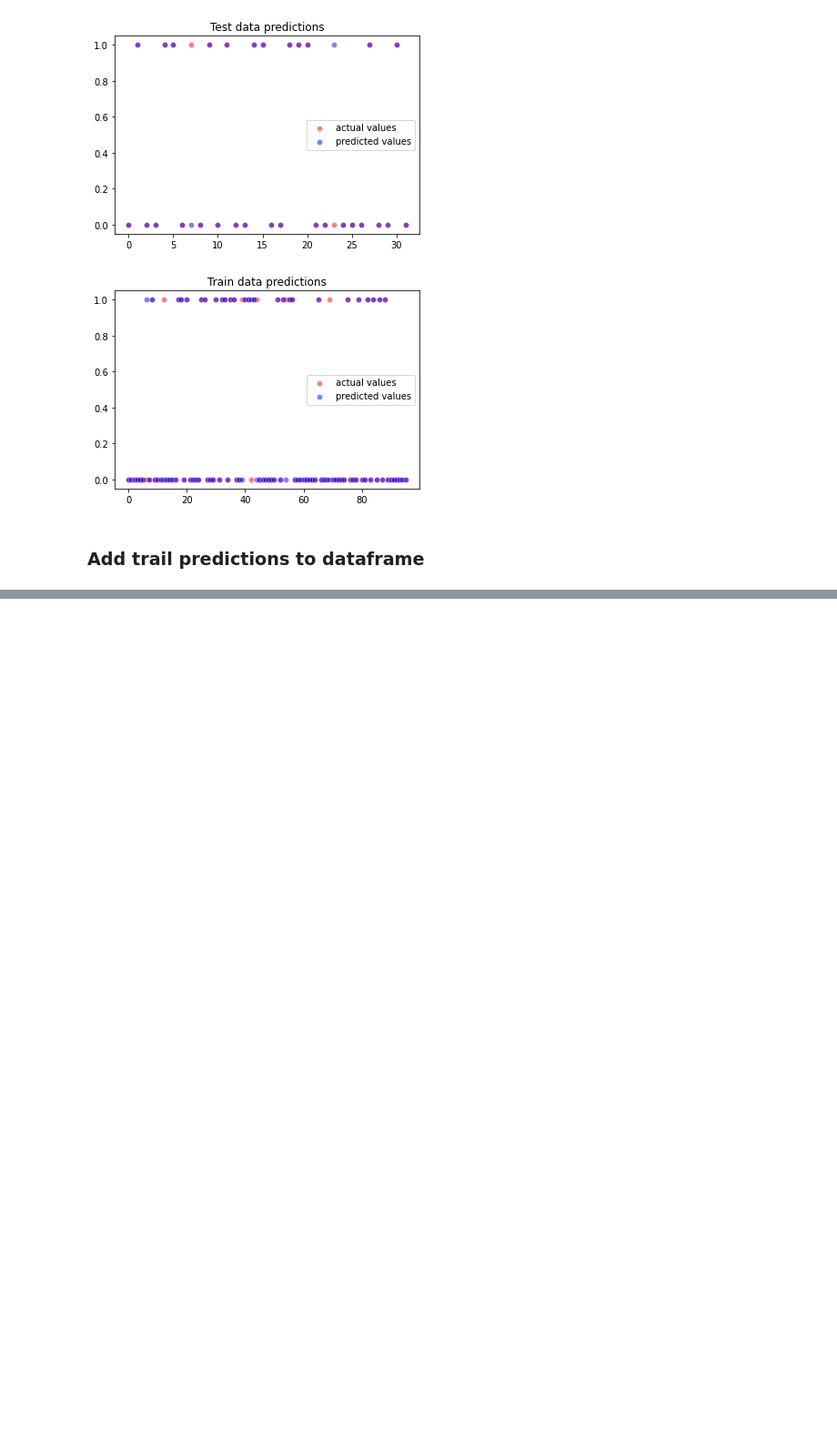
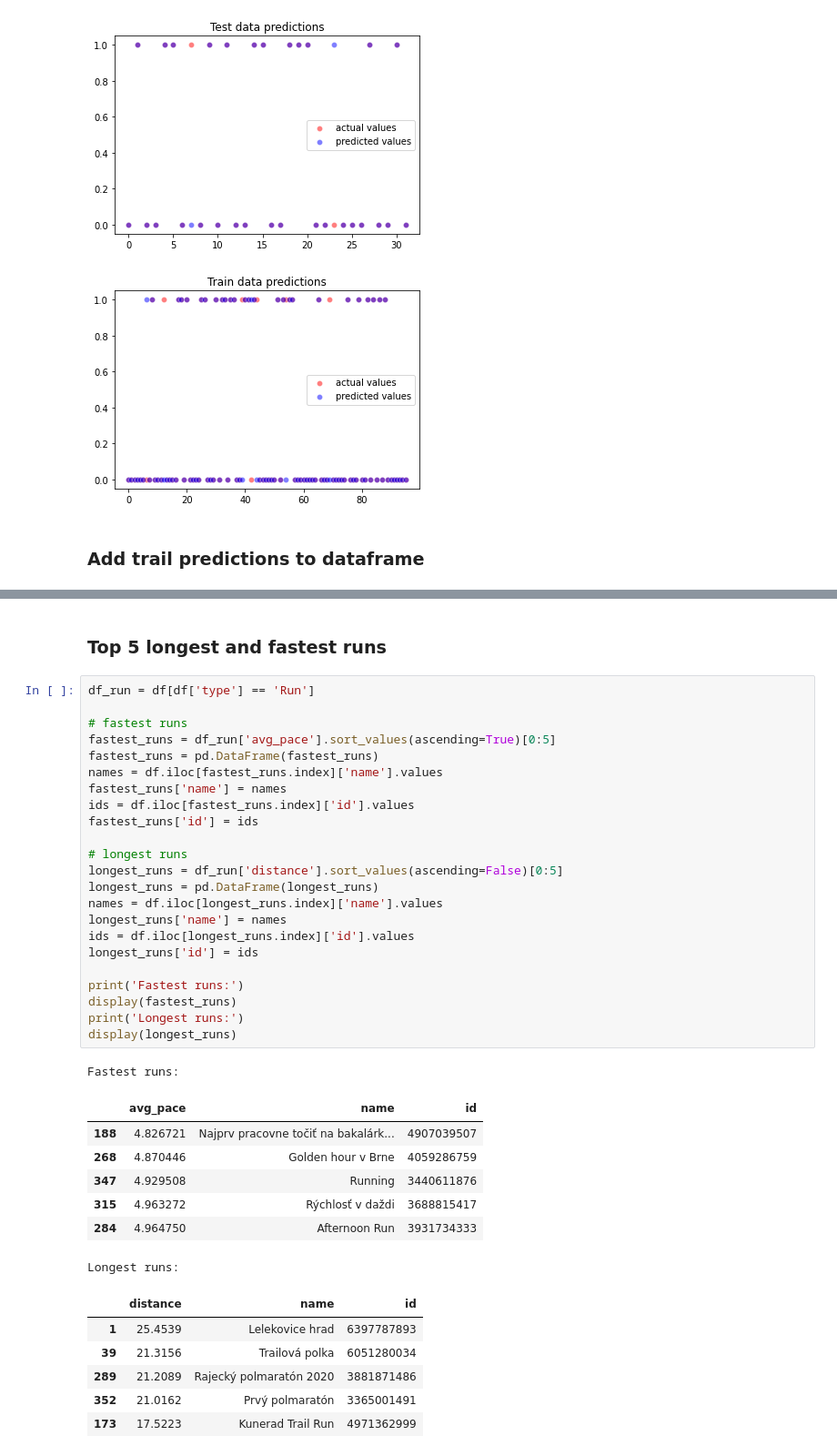
Before and after one commit to Radluy/Stravalytics, a Jupyter notebook: visualize.ipynb, the cells around one changed output, grey strips where cells are left out. Shown: that part at 91% size. Drawn from its saved outputs; the diff is of its cells as text; blank space fills up the shorter version.

```diff
--- a/visualize.ipynb
+++ b/visualize.ipynb
@@ -361,0 +353,40 @@ plt.savefig('figures/pace_distribution.png', dpi=800)
+# %% [markdown]
+### Top 5 longest and fastest runs
+# %%
+df_run = df[df['type'] == 'Run']
+
+# fastest runs
+fastest_runs = df_run['avg_pace'].sort_values(ascending=True)[0:5]
+fastest_runs = pd.DataFrame(fastest_runs)
+names = df.iloc[fastest_runs.index]['name'].values
+fastest_runs['name'] = names
+ids = df.iloc[fastest_runs.index]['id'].values
+fastest_runs['id'] = ids
+
+# longest runs
+longest_runs = df_run['distance'].sort_values(ascending=False)[0:5]
+longest_runs = pd.DataFrame(longest_runs)
+names = df.iloc[longest_runs.index]['name'].values
+longest_runs['name'] = names
+ids = df.iloc[longest_runs.index]['id'].values
+longest_runs['id'] = ids
+
+print('Fastest runs:')
+display(fastest_runs)
+print('Longest runs:')
+display(longest_runs)
+# %% [output]
+Fastest runs:
+|  | avg_pace | name | id |
+| 188 | 4.826721 | Najprv pracovne točiť na bakalárk... | 4907039507 |
+| 268 | 4.870446 | Golden hour v Brne | 4059286759 |
+| 347 | 4.929508 | Running | 3440611876 |
+| 315 | 4.963272 | Rýchlosť v daždi | 3688815417 |
+| 284 | 4.964750 | Afternoon Run | 3931734333 |
+Longest runs:
+|  | distance | name | id |
+| 1 | 25.4539 | Lelekovice hrad | 6397787893 |
+| 39 | 21.3156 | Trailová polka | 6051280034 |
+| 289 | 21.2089 | Rajecký polmaratón 2020 | 3881871486 |
+| 352 | 21.0162 | Prvý polmaratón | 3365001491 |
+| 173 | 17.5223 | Kunerad Trail Run | 4971362999 |
```
Also changed, not shown: parts of 5 cells of this notebook.
